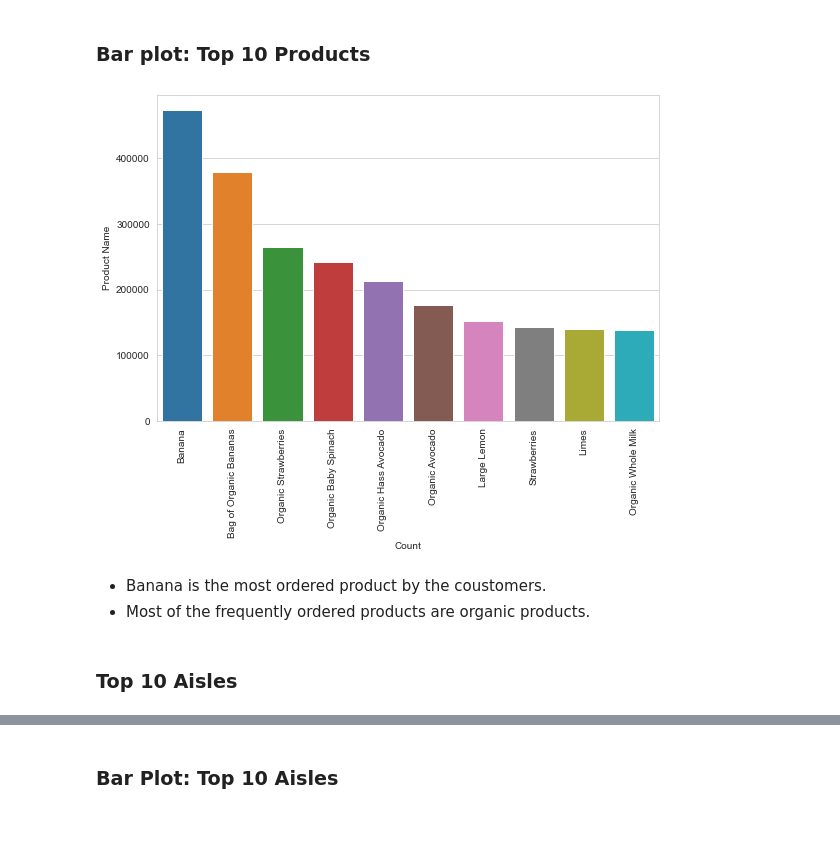
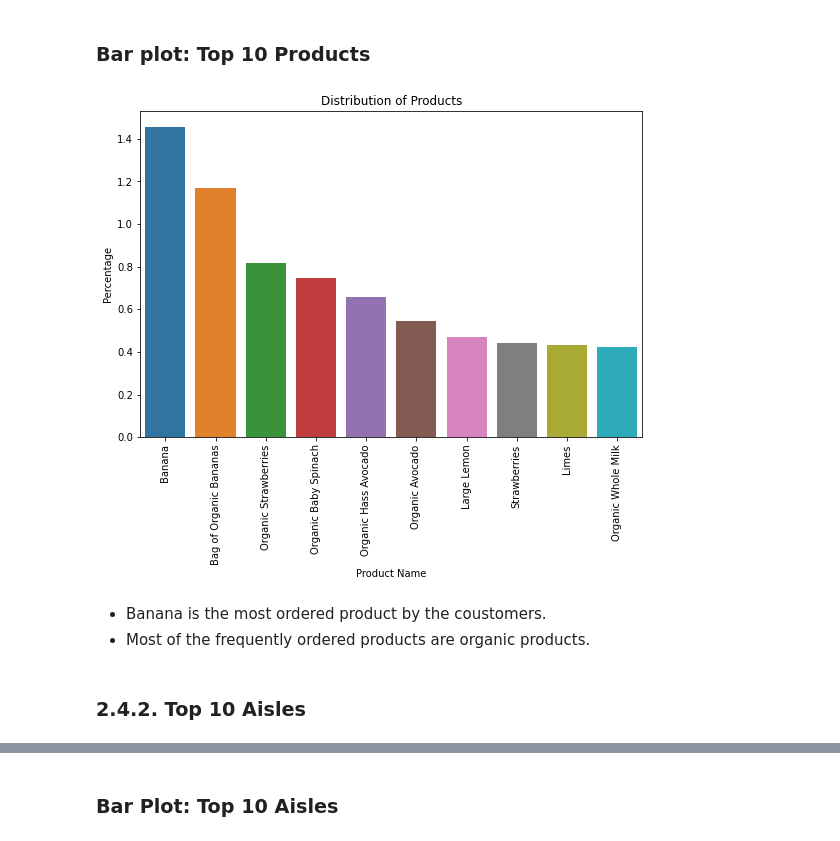
Before and after one commit to satyam2829/Exploratory-Data-Analysis, a Jupyter notebook: Instacart_market_basket_analysis_EDA.ipynb, the cells around one changed output, grey strips where cells are left out. Cells and saved outputs as stored; diff of their text form; code cells hidden in the pictures.

```diff
--- a/Instacart_market_basket_analysis_EDA.ipynb
+++ b/Instacart_market_basket_analysis_EDA.ipynb
@@ -792,10 +848,10 @@ set_count
 # %%
 #https://www.geeksforgeeks.org/python-merge-join-and-concatenate-dataframes-using-panda/
 
-order_products_prior = pd.merge(order_products_prior, products, on='product_id', how='left')
-order_products_prior = pd.merge(order_products_prior, aisles, on='aisle_id', how='left')
-order_products_prior = pd.merge(order_products_prior, departments, on='department_id', how='left')
-order_products_prior.head()
+merged_with_prior = pd.merge(order_products_prior, products, on='product_id', how='left')
+merged_with_prior = pd.merge(merged_with_prior, aisles, on='aisle_id', how='left')
+merged_with_prior = pd.merge(merged_with_prior, departments, on='department_id', how='left')
+merged_with_prior.head()
 # %% [output]
 |  | order_id | product_id | add_to_cart_order | reordered | product_name | aisle_id | department_id | aisle | ... |
 | 0 | 2 | 33120 | 1 | 1 | Organic Egg Whites | 86 | 16 | eggs | ... |
@@ -828,0 +868,5 @@ products
+# %%
+top_10_products = merged_with_prior['product_name'].value_counts(normalize=True).head(10).reset_index()
+top_10_products.columns = ['products','percentage']
+top_10_products['percentage'] = top_10_products['percentage']*100
+top_10_products
@@ -830,16 +886,17 @@ products
 ### Bar plot: Top 10 Products
 # %%
 plt.figure(figsize=(9,6))
-sns.barplot(products['Products'],products['Count'])
+sns.barplot(top_10_products['products'],top_10_products['percentage'])
 
 plt.xticks(rotation='vertical')
-plt.xlabel('Count')
-plt.ylabel('Product Name')
+plt.xlabel('Product Name')
+plt.ylabel('Percentage')
+plt.title("Distribution of Products")
 plt.show()
 # %% [output]
-[figure, old version]
+[figure, new version]
 # %% [markdown]
 * Banana is the most ordered product by the coustomers.
 * Most of the frequently ordered products are organic products.
 # %% [markdown]
-### Top 10 Aisles
+### 2.4.2. Top 10 Aisles
```
Also changed, not shown: parts of 101 cells of this notebook.
